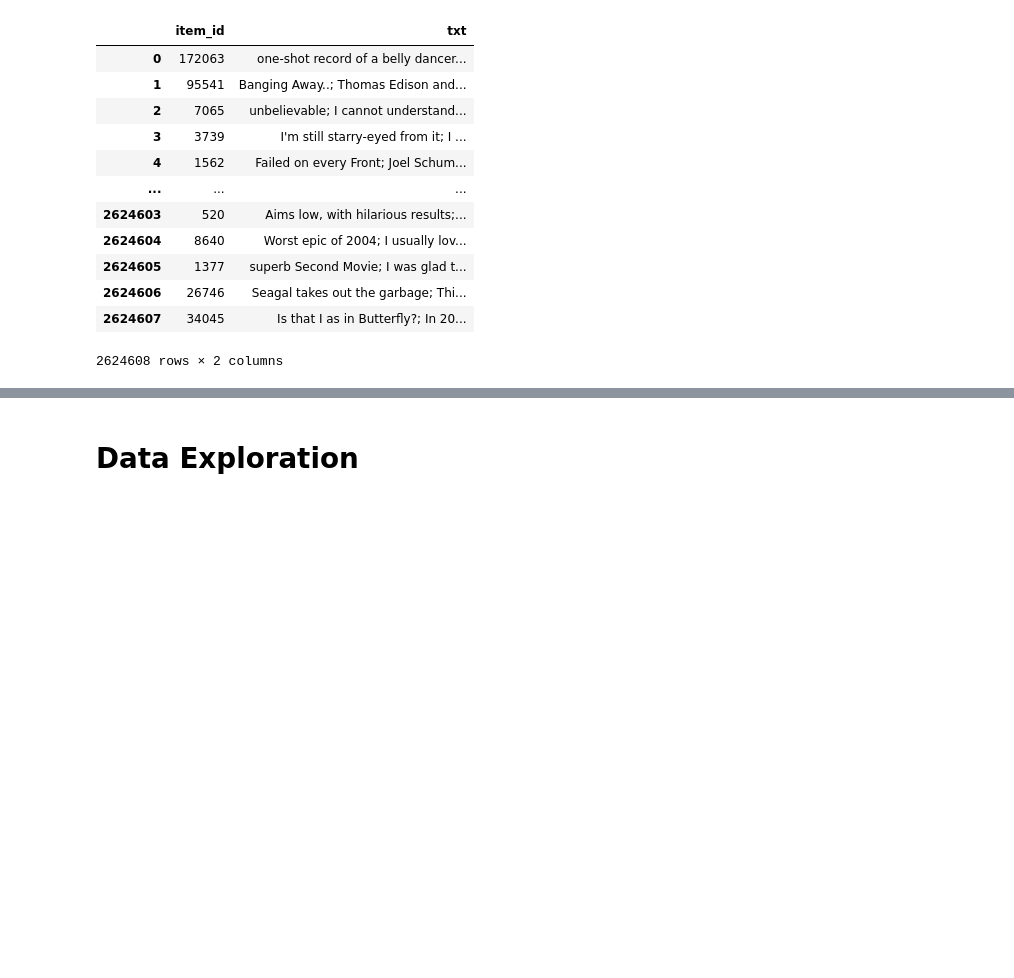
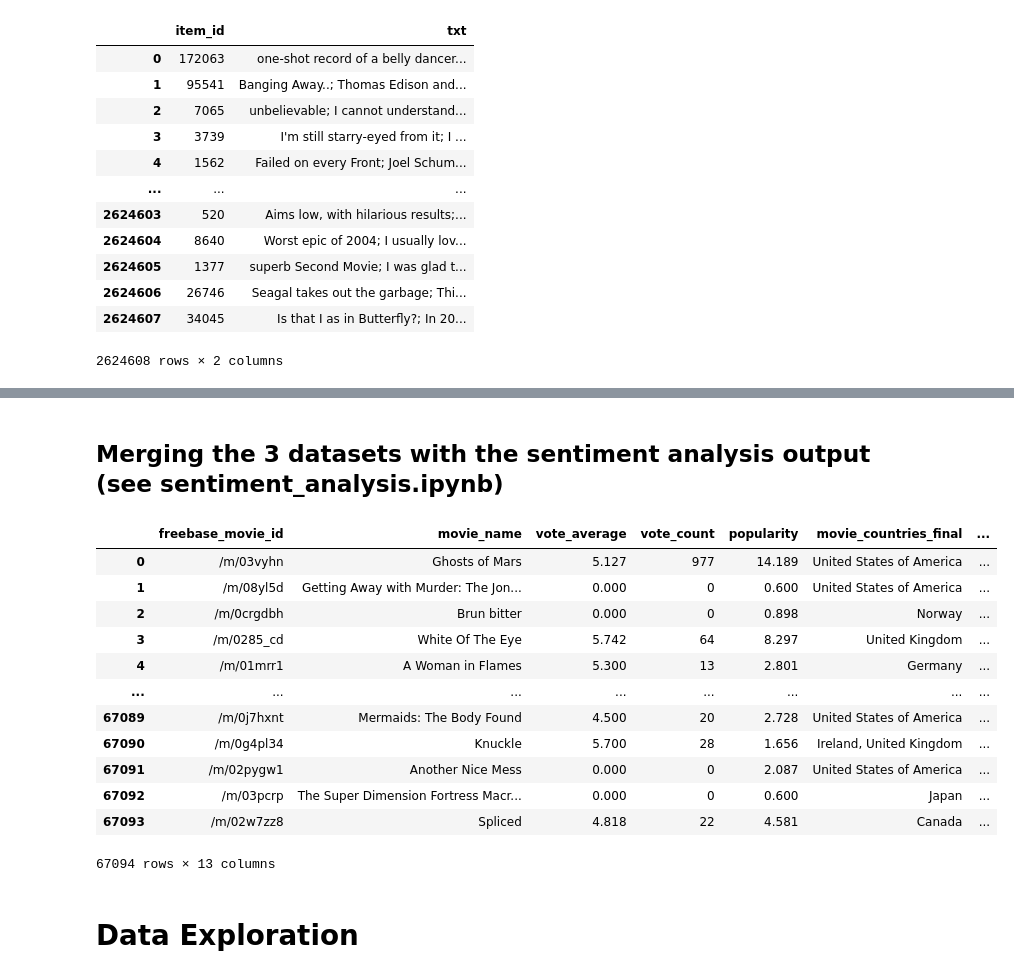
Before and after one commit to epfl-ada/ada-2024-project-gear5, a Jupyter notebook: data_exploration.ipynb, the cells around one changed output, grey strips where cells are left out. Saved outputs shown, nothing was run; the diff lists cells and outputs as text; code cells hidden in the pictures; blank space fills up the shorter version.

```diff
--- a/data_exploration.ipynb
+++ b/data_exploration.ipynb
@@ -483,0 +484,4 @@ The ratio of reviews greater than 1024 characters is 0.19
+# %%
+# Split the sentiment_analysis column into two columns, one for the label and one for the score
+df_sa['sentiment_analysis'] = df_sa['sentiment_analysis'].apply(eval)
+df_sa[['label', 'score']] = df_sa['sentiment_analysis'].apply(pd.Series)
@@ -483,0 +504,3 @@ The ratio of reviews greater than 1024 characters is 0.19
+# %%
+# Remove unnecessary columns
+df_sa.drop(columns=['sentiment_analysis', "Unnamed: 0", "index"], inplace=True)
@@ -483,0 +525,3 @@ The ratio of reviews greater than 1024 characters is 0.19
+# %%
+# Replace the labels with 0 and 1
+df_sa['label'] = df_sa['label'].replace({'NEGATIVE': 0, 'POSITIVE': 1})
@@ -483,0 +544,4 @@ The ratio of reviews greater than 1024 characters is 0.19
+# %%
+#getting the mean per item id
+mean_sa = df_sa.groupby('item_id')['label'].mean().reset_index()
+mean_sa
@@ -483,0 +562,20 @@ The ratio of reviews greater than 1024 characters is 0.19
+# %% [markdown]
+## Merging the 3 datasets with the sentiment analysis output (see sentiment_analysis.ipynb)
+# %%
+df_three_datasets_combined = pd.read_pickle("./data/Three_Datasets_Combined.pkl")
+df_final = df_three_datasets_combined.merge(mean_sa, on='item_id', how='left')
+df_final
+# %% [output]
+|  | freebase_movie_id | movie_name | vote_average | vote_count | popularity | movie_countries_final | ... |
+| 0 | /m/03vyhn | Ghosts of Mars | 5.127 | 977 | 14.189 | United States of America | ... |
+| 1 | /m/08yl5d | Getting Away with Murder: The Jon... | 0.000 | 0 | 0.600 | United States of America | ... |
+| 2 | /m/0crgdbh | Brun bitter | 0.000 | 0 | 0.898 | Norway | ... |
+| 3 | /m/0285_cd | White Of The Eye | 5.742 | 64 | 8.297 | United Kingdom | ... |
+| 4 | /m/01mrr1 | A Woman in Flames | 5.300 | 13 | 2.801 | Germany | ... |
+| ... | ... | ... | ... | ... | ... | ... | ... |
+| 67089 | /m/0j7hxnt | Mermaids: The Body Found | 4.500 | 20 | 2.728 | United States of America | ... |
+| 67090 | /m/0g4pl34 | Knuckle | 5.700 | 28 | 1.656 | Ireland, United Kingdom | ... |
+| 67091 | /m/02pygw1 | Another Nice Mess | 0.000 | 0 | 2.087 | United States of America | ... |
+| 67092 | /m/03pcrp | The Super Dimension Fortress Macr... | 0.000 | 0 | 0.600 | Japan | ... |
+| 67093 | /m/02w7zz8 | Spliced | 4.818 | 22 | 4.581 | Canada | ... |
+67094 rows × 13 columns
```
Also changed, not shown: parts of 39 cells of this notebook.
